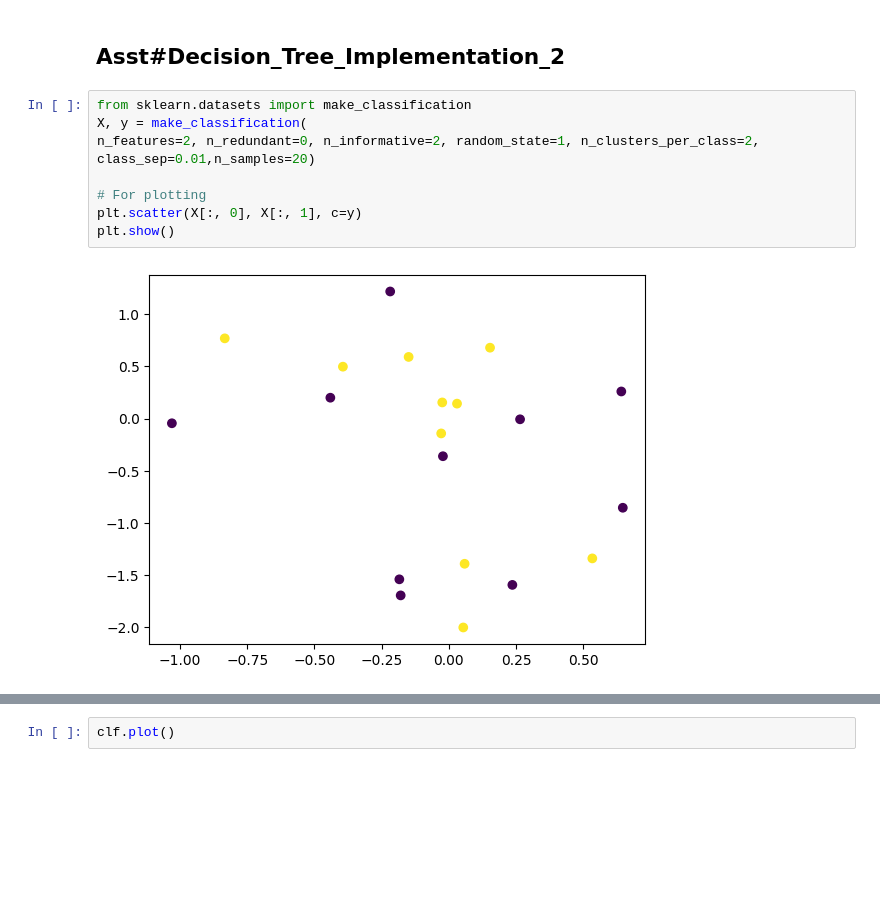
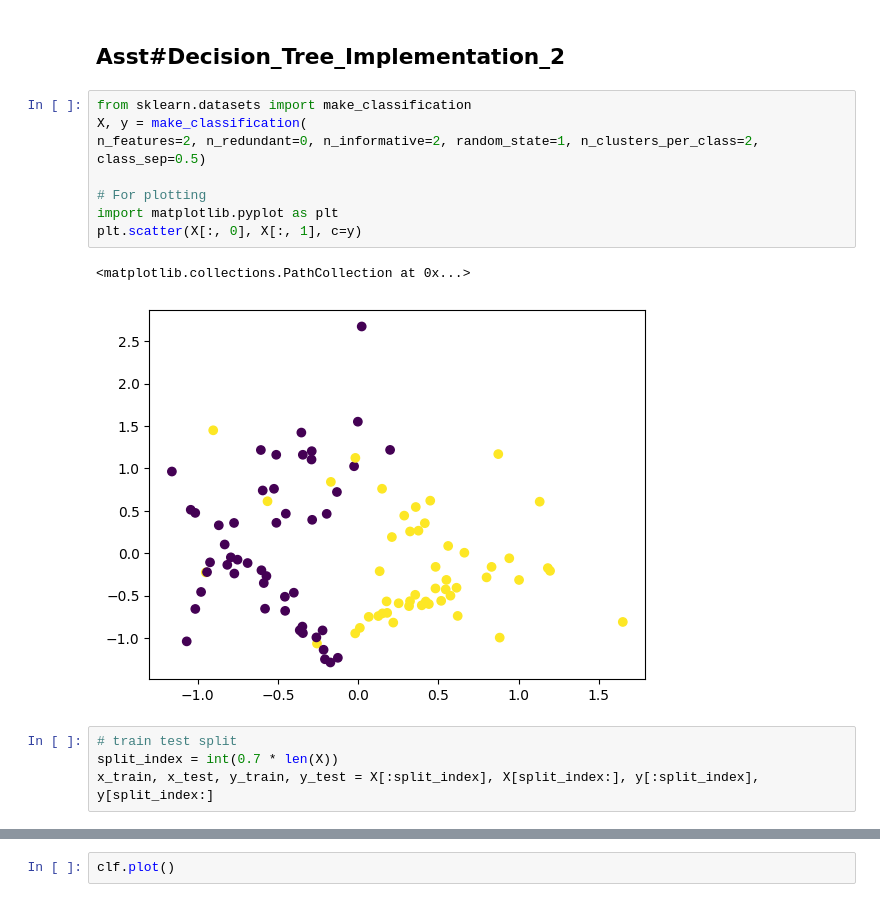
Before and after one commit to hem436/Mtech, a Jupyter notebook: Machine Learning/es335-25-fall-assignment-1/assignment.ipynb, the cells around one changed output, grey strips where cells are left out. Saved outputs shown, nothing was run; the diff lists cells and outputs as text; blank space fills up the shorter version.

```diff
--- a/Machine Learning/es335-25-fall-assignment-1/assignment.ipynb
+++ b/Machine Learning/es335-25-fall-assignment-1/assignment.ipynb
@@ -51,13 +25,18 @@ MAE:  0.48611654327295073
 # %%
 from sklearn.datasets import make_classification
 X, y = make_classification(
-n_features=2, n_redundant=0, n_informative=2, random_state=1, n_clusters_per_class=2, class_sep=0.01,n_samples=20)
+n_features=2, n_redundant=0, n_informative=2, random_state=1, n_clusters_per_class=2, class_sep=0.5)
 
 # For plotting
+import matplotlib.pyplot as plt
 plt.scatter(X[:, 0], X[:, 1], c=y)
-plt.show()
 # %% [output]
+<matplotlib.collections.PathCollection at 0x...>
-[figure, old version]
+[figure, new version]
+# %%
+# train test split
+split_index = int(0.7 * len(X))
+x_train, x_test, y_train, y_test = X[:split_index], X[split_index:], y[:split_index], y[split_index:]
 # %%
 from tree.base import DecisionTree
 clf = DecisionTree(max_depth=5,criterion='gini_index')
```
Also changed, not shown: parts of 7 cells of this notebook, 17 other files.
